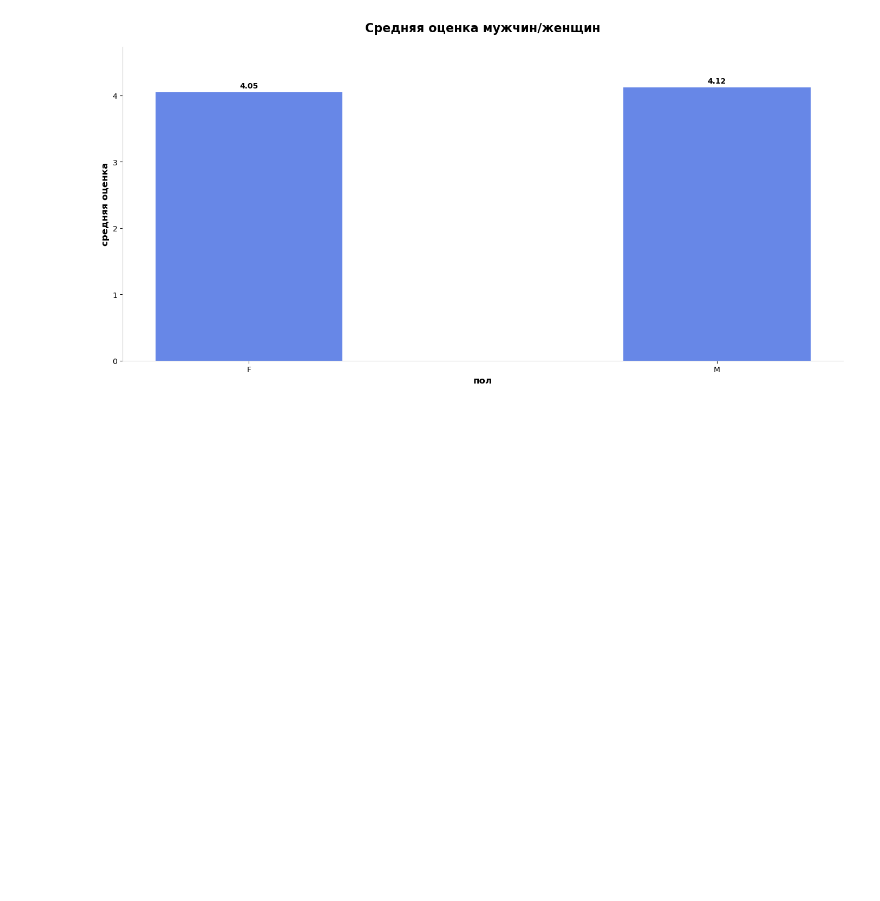
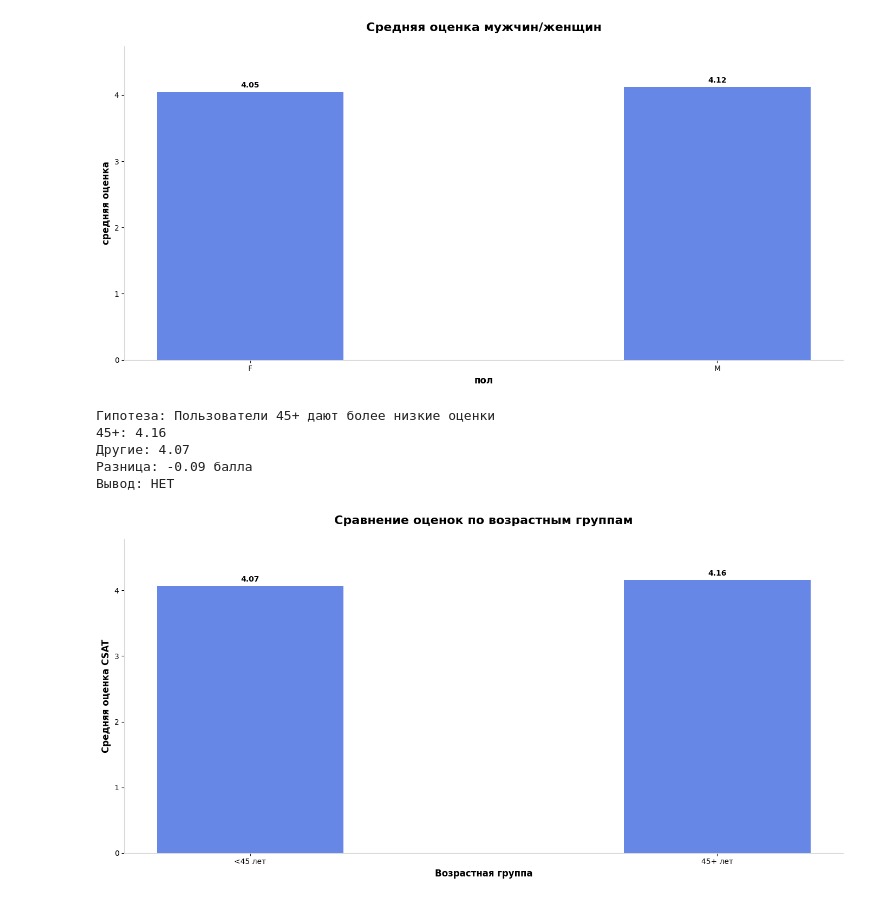
Before and after one commit to katePPkate/Project_Practicum_2025, a Jupyter notebook: Checkpoint1_20_Ваганов_Валова_Волык.ipynb, the cells around one changed output. Drawn from its saved outputs; the diff is of its cells as text; code cells hidden in the pictures; blank space fills up the shorter version.

Commit message:
Анализ CSAT: проверка гипотез по возрасту и доходу, визуализация

```diff
--- a/Checkpoint1_20_Ваганов_Валова_Волык.ipynb
+++ b/Checkpoint1_20_Ваганов_Валова_Волык.ipynb
@@ -221,3 +337,39 @@ make_bar_plot(
 )
 # %% [output]
 [figure]
+# %%
+# ПРОВЕРКА ГИПОТЕЗЫ: 45+ дают более низкие оценки
+
+# 1. Определяем группы
+age_45_plus = ["45-54", "55-65"]
+other_ages = ["18-24", "25-34", "35-44"]
+
+# 2. Считаем средние оценки
+score_45 = df[df["age"].isin(age_45_plus)]["csat_level"].mean()
+score_other = df[df["age"].isin(other_ages)]["csat_level"].mean()
+difference = score_other - score_45
+
+# 3. Выводим результат
+print(f"Гипотеза: Пользователи 45+ дают более низкие оценки")
+print(f"45+: {score_45:.2f}")
+print(f"Другие: {score_other:.2f}")
+print(f"Разница: {difference:.2f} балла")
+print(f"Вывод: {'ДА' if difference > 0 else 'НЕТ'}")
+
+# 4. Визуализация
+make_bar_plot(
+    x=["<45 лет", "45+ лет"],
+    y=[score_other, score_45],
+    x_label="Возрастная группа",
+    y_label="Средняя оценка CSAT",
+    title="Сравнение оценок по возрастным группам",
+    color="royalblue",
+    show_values=True,
+)
+# %% [output]
+Гипотеза: Пользователи 45+ дают более низкие оценки
+45+: 4.16
+Другие: 4.07
+Разница: -0.09 балла
+Вывод: НЕТ
+[figure, added]
```
Also changed, not shown: parts of 10 cells of this notebook.
